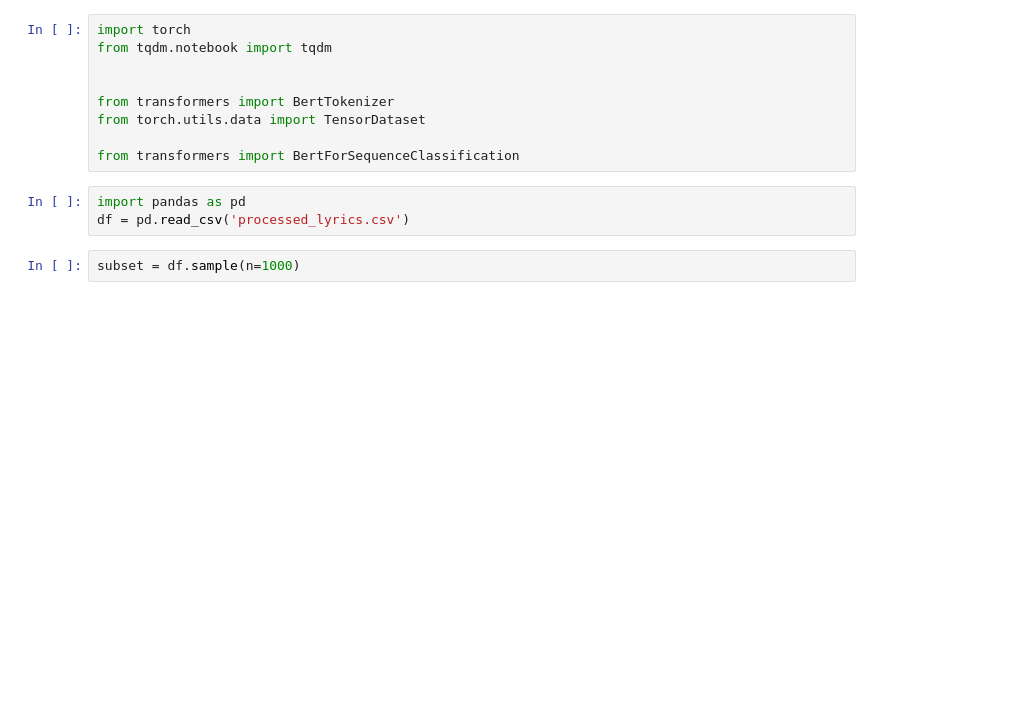
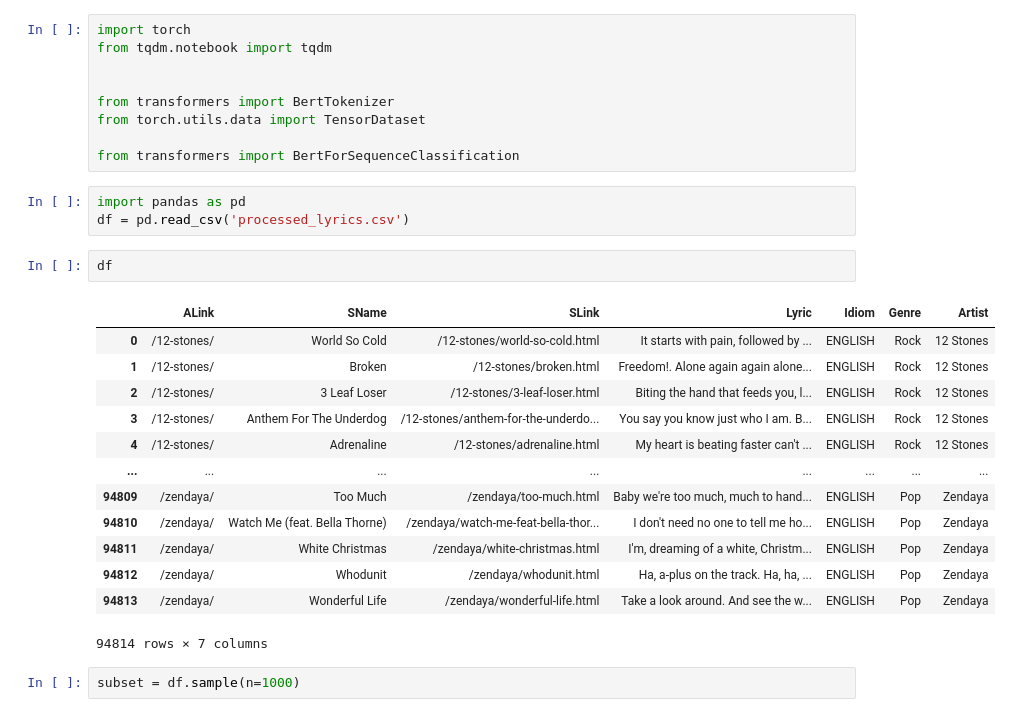
Before and after one commit to marfr370/NLP, a Jupyter notebook: BERT.ipynb, the cells around one changed output. Saved outputs shown, nothing was run; the diff lists cells and outputs as text; blank space fills up the shorter version.

```diff
--- a/BERT.ipynb
+++ b/BERT.ipynb
@@ -10,5 +10,21 @@ from transformers import BertForSequenceClassification
 # %%
 import pandas as pd
 df = pd.read_csv('processed_lyrics.csv')
+# %%
+df
+# %% [output]
+|  | ALink | SName | SLink | Lyric | Idiom | Genre | Artist |
+| 0 | /12-stones/ | World So Cold | /12-stones/world-so-cold.html | It starts with pain, followed by ... | ENGLISH | Rock | 12 Stones |
+| 1 | /12-stones/ | Broken | /12-stones/broken.html | Freedom!. Alone again again alone... | ENGLISH | Rock | 12 Stones |
+| 2 | /12-stones/ | 3 Leaf Loser | /12-stones/3-leaf-loser.html | Biting the hand that feeds you, l... | ENGLISH | Rock | 12 Stones |
+| 3 | /12-stones/ | Anthem For The Underdog | /12-stones/anthem-for-the-underdo... | You say you know just who I am. B... | ENGLISH | Rock | 12 Stones |
+| 4 | /12-stones/ | Adrenaline | /12-stones/adrenaline.html | My heart is beating faster can't ... | ENGLISH | Rock | 12 Stones |
+| ... | ... | ... | ... | ... | ... | ... | ... |
+| 94809 | /zendaya/ | Too Much | /zendaya/too-much.html | Baby we're too much, much to hand... | ENGLISH | Pop | Zendaya |
+| 94810 | /zendaya/ | Watch Me (feat. Bella Thorne) | /zendaya/watch-me-feat-bella-thor... | I don't need no one to tell me ho... | ENGLISH | Pop | Zendaya |
+| 94811 | /zendaya/ | White Christmas | /zendaya/white-christmas.html | I'm, dreaming of a white, Christm... | ENGLISH | Pop | Zendaya |
+| 94812 | /zendaya/ | Whodunit | /zendaya/whodunit.html | Ha, a-plus on the track. Ha, ha, ... | ENGLISH | Pop | Zendaya |
+| 94813 | /zendaya/ | Wonderful Life | /zendaya/wonderful-life.html | Take a look around. And see the w... | ENGLISH | Pop | Zendaya |
+94814 rows × 7 columns
 # %%
 subset = df.sample(n=1000)
```
Also changed, not shown: parts of 11 cells of this notebook, 2 other files.
